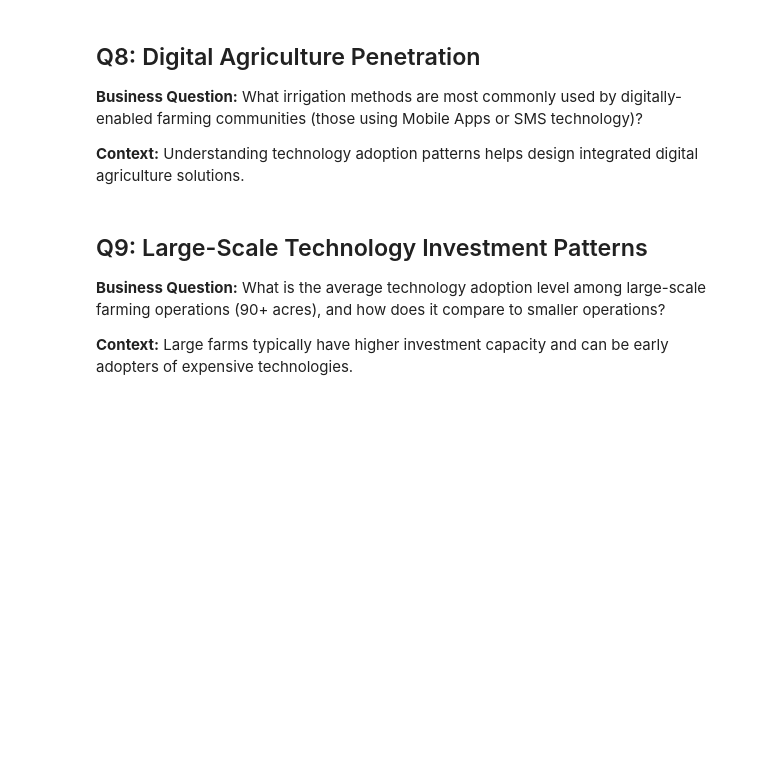
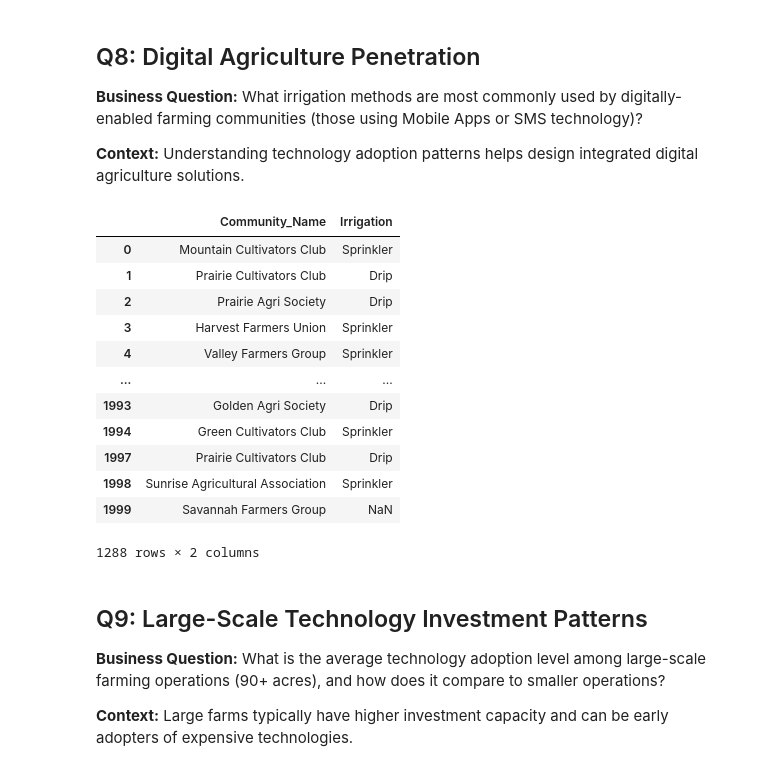
Before and after one commit to lekoundanmgedeon/data-preprocessing-daily-reports, a Jupyter notebook: assignements/A1_data_prep/Assignment_01.ipynb, the cells around one changed output. Drawn from its saved outputs; the diff is of its cells as text; code cells hidden in the pictures; blank space fills up the shorter version.

```diff
--- a/assignements/A1_data_prep/Assignment_01.ipynb
+++ b/assignements/A1_data_prep/Assignment_01.ipynb
@@ -539,3 +538,22 @@ entry_level_market_ass
 **Business Question:** What irrigation methods are most commonly used by digitally-enabled farming communities (those using Mobile Apps or SMS technology)?
 
 **Context:** Understanding technology adoption patterns helps design integrated digital agriculture solutions.
+# %%
+digital_agriculture = africa_agriculture_data[
+    africa_agriculture_data['Mobile_Tech'].isin(['SMS', 'Mobile Apps'])]
+# %%
+digital_agriculture[ [ 'Community_Name','Irrigation']]
+# %% [output]
+|  | Community_Name | Irrigation |
+| 0 | Mountain Cultivators Club | Sprinkler |
+| 1 | Prairie Cultivators Club | Drip |
+| 2 | Prairie Agri Society | Drip |
+| 3 | Harvest Farmers Union | Sprinkler |
+| 4 | Valley Farmers Group | Sprinkler |
+| ... | ... | ... |
+| 1993 | Golden Agri Society | Drip |
+| 1994 | Green Cultivators Club | Sprinkler |
+| 1997 | Prairie Cultivators Club | Drip |
+| 1998 | Sunrise Agricultural Association | Sprinkler |
+| 1999 | Savannah Farmers Group | NaN |
+1288 rows × 2 columns
```
Also changed, not shown: parts of 11 cells of this notebook.
